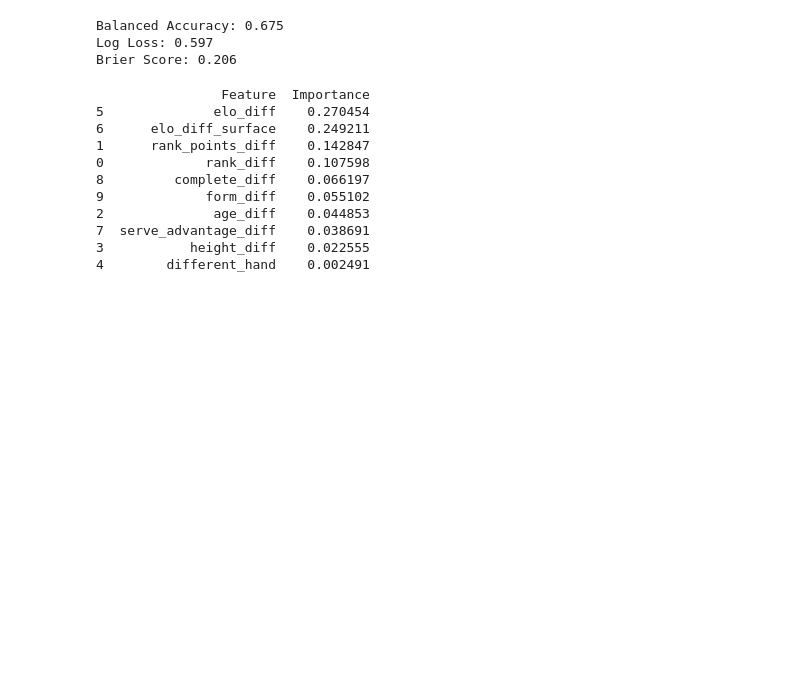
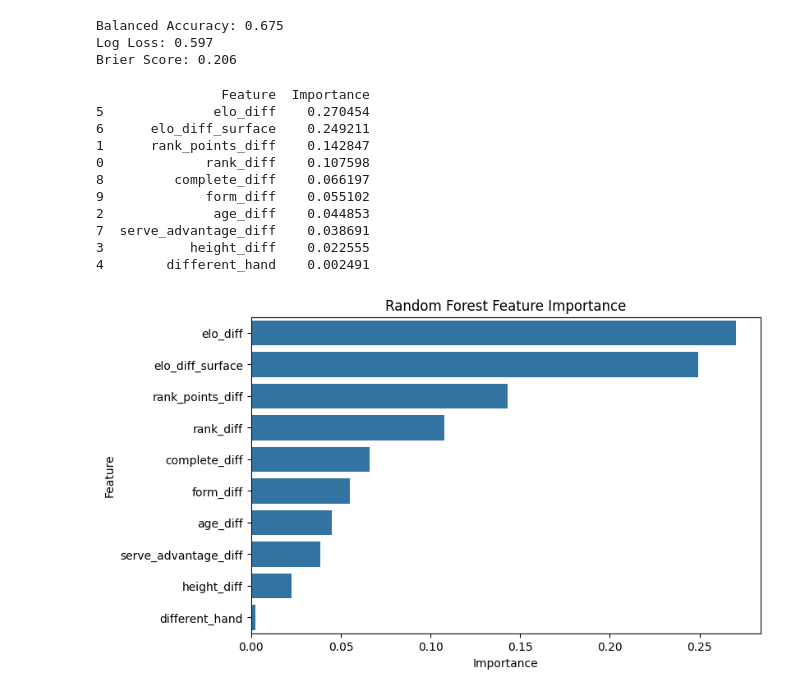
Before and after one commit to arttusokka/Predicting-ATP-matches-outcome, a Jupyter notebook: models/RandomForest_rolling.ipynb, the cells around one changed output. Drawn from its saved outputs; the diff is of its cells as text; code cells hidden in the pictures; blank space fills up the shorter version.

```diff
--- a/models/RandomForest_rolling.ipynb
+++ b/models/RandomForest_rolling.ipynb
@@ -151,30 +151,42 @@ rf_model = RandomForestClassifier(
     n_estimators=200,
     max_depth=10,
     min_samples_leaf=5,
     max_features="sqrt",
     random_state=1,
     n_jobs=-1
 )
 
 rf_model.fit(df[X], df[y])
 
 importances = rf_model.feature_importances_
 
 feature_importance_rf = pd.DataFrame({
     "Feature": X,
     "Importance": importances
 }).sort_values(by="Importance", ascending=False)
 
 print(feature_importance_rf)
+
+plt.figure(figsize=(8,5))
+sns.barplot(
+    data=feature_importance_rf,
+    x="Importance",
+    y="Feature"
+)
+plt.title("Random Forest Feature Importance")
+plt.xlabel("Importance")
+plt.ylabel("Feature")
+plt.show()
 # %% [output]
                 Feature  Importance
 5              elo_diff    0.270454
 6      elo_diff_surface    0.249211
 1      rank_points_diff    0.142847
 0             rank_diff    0.107598
 8         complete_diff    0.066197
 9             form_diff    0.055102
 2              age_diff    0.044853
 7  serve_advantage_diff    0.038691
 3           height_diff    0.022555
 4        different_hand    0.002491
+[figure, added]
```
Also changed, not shown: parts of 1 cell of this notebook, 17 other files.
